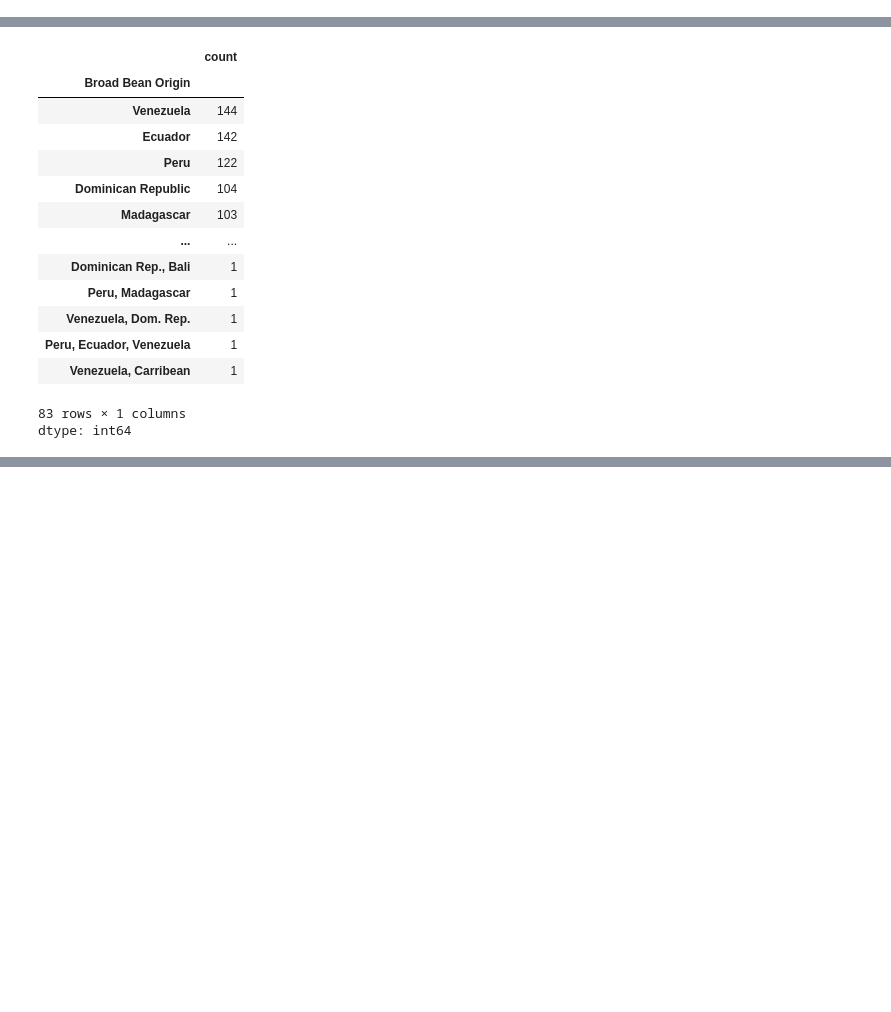
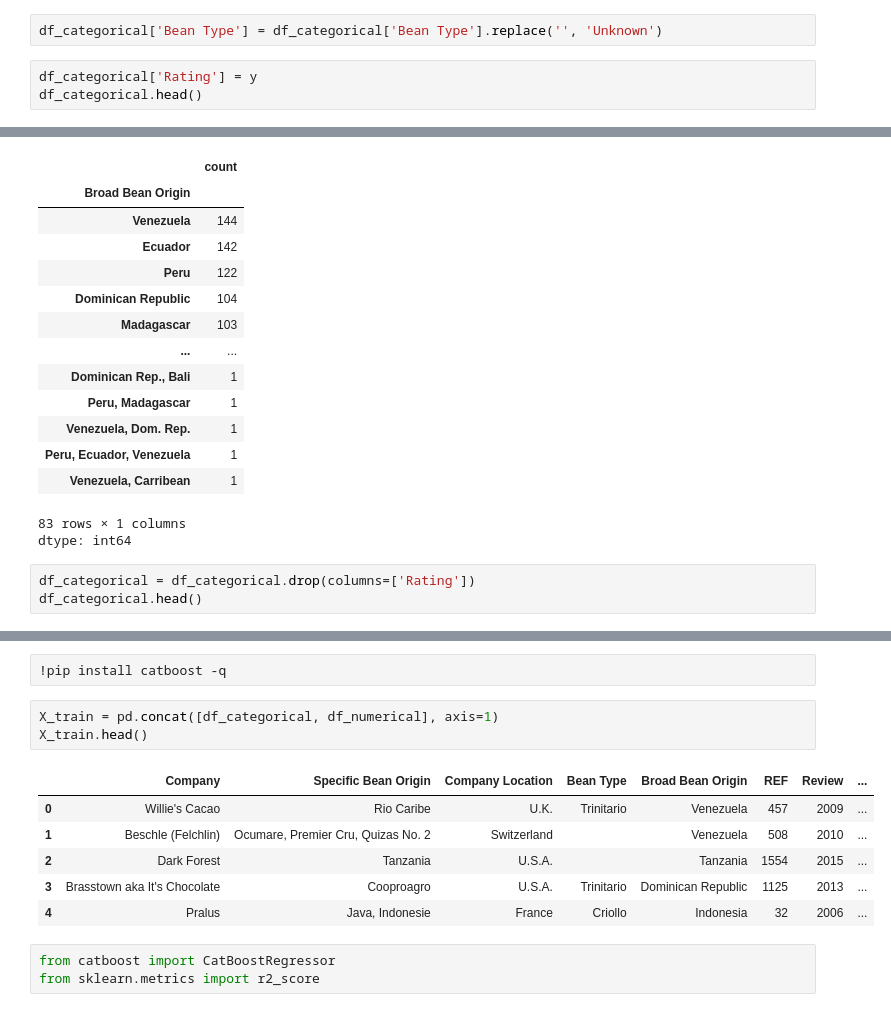
Before and after one commit to PolyakovMA/chocolate-review, a Jupyter notebook: Chocolate_reviews.ipynb, the cells around one changed output, grey strips where cells are left out. Saved outputs shown, nothing was run; the diff lists cells and outputs as text; blank space fills up the shorter version.

```diff
--- a/Chocolate_reviews.ipynb
+++ b/Chocolate_reviews.ipynb
@@ -191,3 +191,8 @@ assoc = associations(
 )
 # %% [output]
 [figure]
+# %%
+df_categorical['Bean Type'] = df_categorical['Bean Type'].replace('', 'Unknown')
+# %%
+df_categorical['Rating'] = y
+df_categorical.head()
@@ -287,3 +321,6 @@ dtype: int64
 | Venezuela, Carribean | 1 |
 83 rows × 1 columns
 dtype: int64
+# %%
+df_categorical = df_categorical.drop(columns=['Rating'])
+df_categorical.head()
@@ -289,0 +343,15 @@ dtype: int64
+# %%
+!pip install catboost -q
+# %%
+X_train = pd.concat([df_categorical, df_numerical], axis=1)
+X_train.head()
+# %% [output]
+|  | Company | Specific Bean Origin | Company Location | Bean Type | Broad Bean Origin | REF | Review | ... |
+| 0 | Willie's Cacao | Rio Caribe | U.K. | Trinitario | Venezuela | 457 | 2009 | ... |
+| 1 | Beschle (Felchlin) | Ocumare, Premier Cru, Quizas No. 2 | Switzerland |  | Venezuela | 508 | 2010 | ... |
+| 2 | Dark Forest | Tanzania | U.S.A. |  | Tanzania | 1554 | 2015 | ... |
+| 3 | Brasstown aka It's Chocolate | Cooproagro | U.S.A. | Trinitario | Dominican Republic | 1125 | 2013 | ... |
+| 4 | Pralus | Java, Indonesie | France | Criollo | Indonesia | 32 | 2006 | ... |
+# %%
+from catboost import CatBoostRegressor
+from sklearn.metrics import r2_score
```
Also changed, not shown: parts of 4 cells of this notebook.
